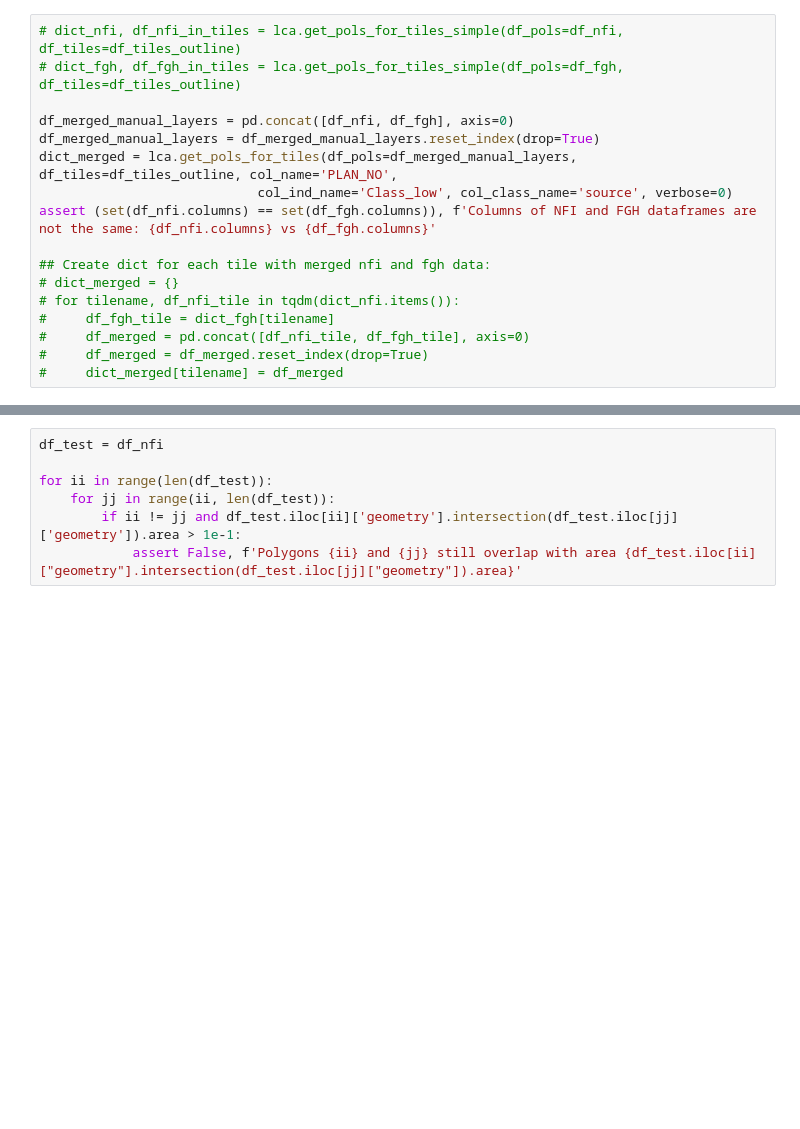
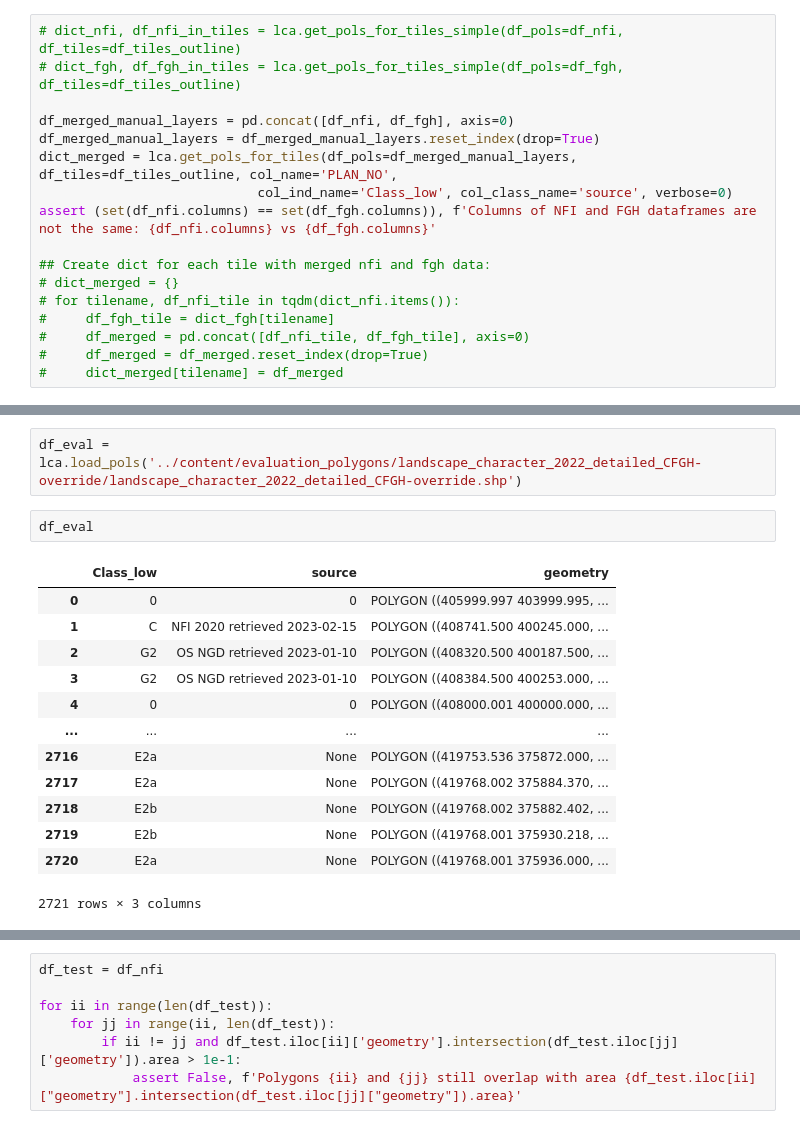
Before and after one commit to pdnpa/cnn-land-cover, a Jupyter notebook: notebooks/Create LC masks.ipynb, the cells around one changed output, grey strips where cells are left out. Saved outputs shown, nothing was run; the diff lists cells and outputs as text; blank space fills up the shorter version.

Commit message:
correct CFGH layer for 30 new eval tils

```diff
--- a/notebooks/Create LC masks.ipynb
+++ b/notebooks/Create LC masks.ipynb
@@ -1098,0 +897,18 @@ RuntimeError: Failed to write record: {'id': '89', 'type': 'Feature', 'propertie
+# %%
+df_eval = lca.load_pols('../content/evaluation_polygons/landscape_character_2022_detailed_CFGH-override/landscape_character_2022_detailed_CFGH-override.shp')
+# %%
+df_eval
+# %% [output]
+|  | Class_low | source | geometry |
+| 0 | 0 | 0 | POLYGON ((405999.997 403999.995, ... |
+| 1 | C | NFI 2020 retrieved 2023-02-15 | POLYGON ((408741.500 400245.000, ... |
+| 2 | G2 | OS NGD retrieved 2023-01-10 | POLYGON ((408320.500 400187.500, ... |
+| 3 | G2 | OS NGD retrieved 2023-01-10 | POLYGON ((408384.500 400253.000, ... |
+| 4 | 0 | 0 | POLYGON ((408000.001 400000.000, ... |
+| ... | ... | ... | ... |
+| 2716 | E2a | None | POLYGON ((419753.536 375872.000, ... |
+| 2717 | E2a | None | POLYGON ((419768.002 375884.370, ... |
+| 2718 | E2b | None | POLYGON ((419768.002 375882.402, ... |
+| 2719 | E2b | None | POLYGON ((419768.001 375930.218, ... |
+| 2720 | E2a | None | POLYGON ((419768.001 375936.000, ... |
+2721 rows × 3 columns
```
Also changed, not shown: parts of 13 cells of this notebook, 6 other files.
